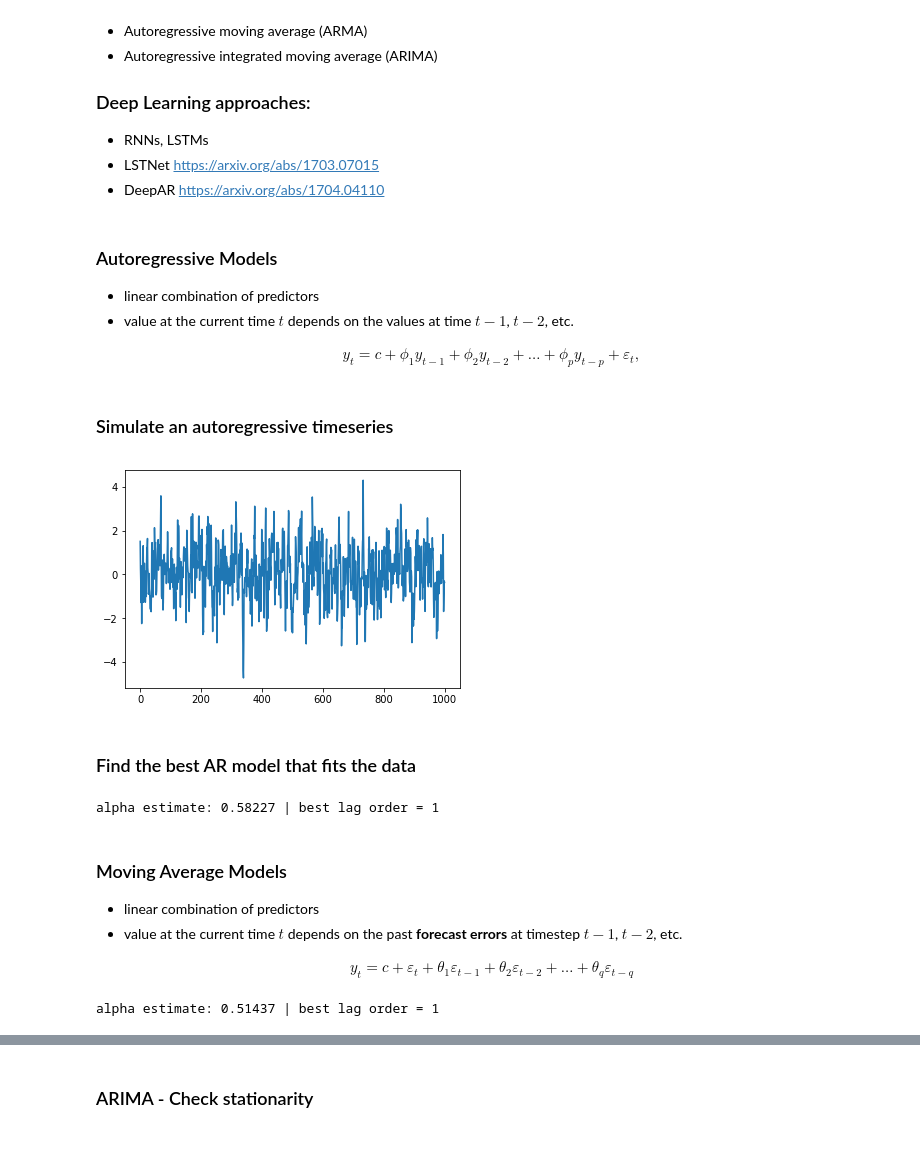
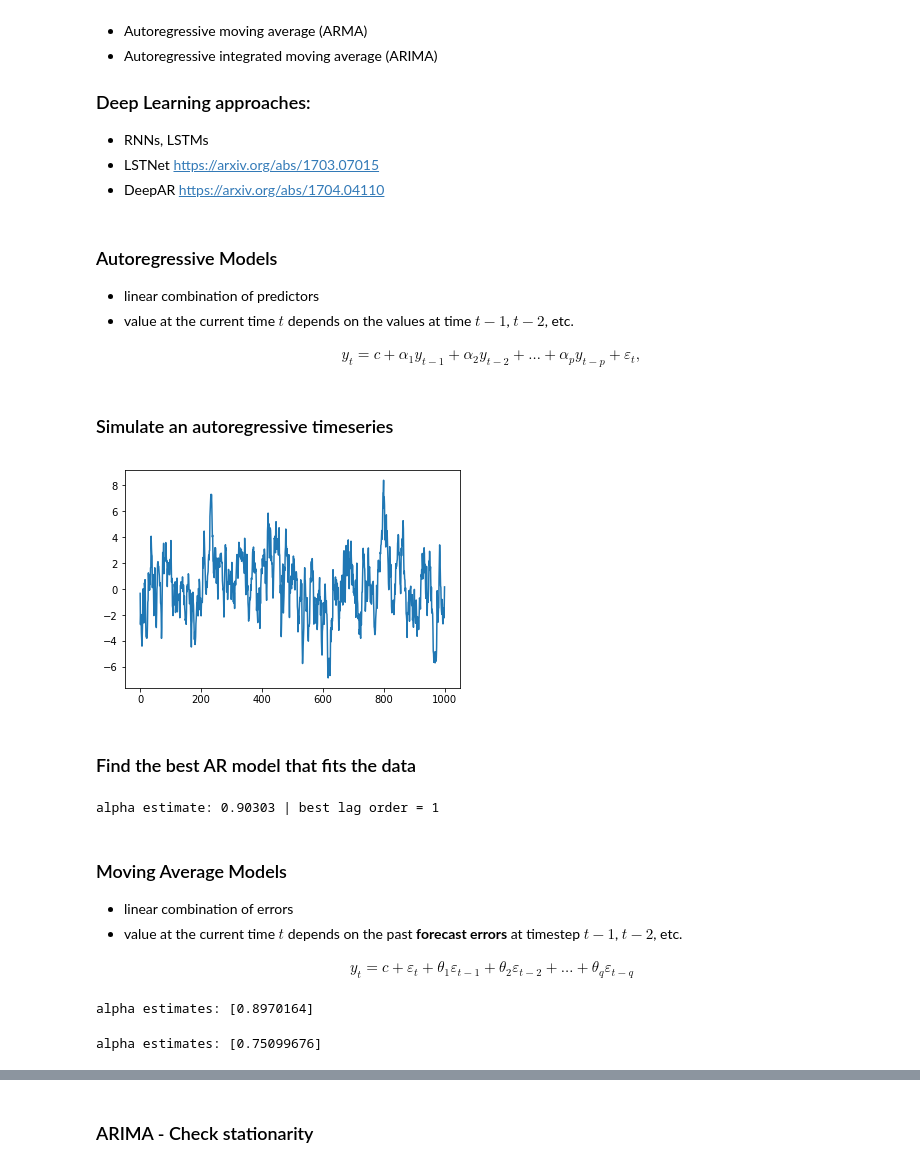
Before and after one commit to NRauschmayr/Seattle_Workshop, a Jupyter notebook: Forecasting/Forecasting.ipynb, the cells around one changed output, grey strips where cells are left out. Saved outputs shown, nothing was run; the diff lists cells and outputs as text; code cells hidden in the pictures.

```diff
--- a/Forecasting/Forecasting.ipynb
+++ b/Forecasting/Forecasting.ipynb
@@ -66,52 +66,59 @@
 - value at the current time $t$ depends on the values at time $t-1$, $t-2$, etc.
 
 
-<div align="center"> $y_{t} = c + \phi_{1}y_{t-1} + \phi_{2}y_{t-2} + \dots + \phi_{p}y_{t-p} + \varepsilon_{t}, $ </div>
+<div align="center"> $y_{t} = c + \alpha_{1}y_{t-1} + \alpha_{2}y_{t-2} + \dots + \alpha_{p}y_{t-p} + \varepsilon_{t}, $ </div>
 # %% [markdown]
 ### Simulate an autoregressive timeseries
 # %%
+import numpy as np
+import matplotlib.pyplot as plt
+from matplotlib.pylab import rcParams
+
 # set seed
 np.random.seed(1)
 
 # initialize x and w
-x = w = np.random.normal(size=1000)
+x =  np.random.normal(size=1000)
+epsilon = np.random.normal(size=1000)
+
+alpha = 0.9
 
 # create timeseries
 for t in range(1000):
-    x[t] = 0.6*x[t-1] + w[t]
+    x[t] = alpha*x[t-1] + epsilon[t]
 
 # plot
 plt.plot(x)
 plt.show()
 # %% [output]
-[figure, old version]
+[figure, new version]
 # %% [markdown]
 ### Find the best AR model that fits the data
 # %%
 import statsmodels.tsa.api as smt
 
-mdl = smt.AR(x).fit(maxlag=30, ic='aic', trend='nc')
+mdl = smt.AR(x).fit(trend='nc')
 est_order = smt.AR(x).select_order(maxlag=30, ic='aic', trend='nc')
 
 print('\nalpha estimate: {:3.5f} | best lag order = {}'.format(mdl.params[0], est_order))
 # %% [output]
-alpha estimate: 0.58227 | best lag order = 1
+alpha estimate: 0.90303 | best lag order = 1
 # %% [markdown]
 ### Moving Average Models
 
 
-- linear combination of predictors
+- linear combination of errors
 - value at the current time  $t$ depends on the past **forecast errors** at timestep $t-1$, $t-2$, etc.
 
 
 <div align="center"> $ y_{t} = c + \varepsilon_t + \theta_{1}\varepsilon_{t-1} + \theta_{2}\varepsilon_{t-2} + \dots + \theta_{q}\varepsilon_{t-q}$  </div>
+# %%
+mdl = smt.ARMA(x, order=(1,0)).fit(maxlag=30, method='mle', trend='nc')
+print('\nalpha estimates: {}'.format(mdl.params))
+# %% [output]
+alpha estimates: [0.8970164]
 # %%
-# generate timeseries
-x = smt.arma_generate_sample(ar=np.r_[1, 0], ma=np.r_[1, 0.5], nsample=1000)
-
-#fit MA model
-mdl = smt.ARMA(x, order=(0, 1)).fit(maxlag=30, method='mle', trend='nc')
-
-print('\nalpha estimate: {:3.5f} | best lag order = {}'.format(mdl.params[0], est_order))
+mdl = smt.ARMA(x, order=(0,1)).fit(maxlag=30, method='mle', trend='nc')
+print('\nalpha estimates: {}'.format(mdl.params))
 # %% [output]
-alpha estimate: 0.51437 | best lag order = 1
+alpha estimates: [0.75099676]
```
Also changed, not shown: parts of 32 cells of this notebook.
